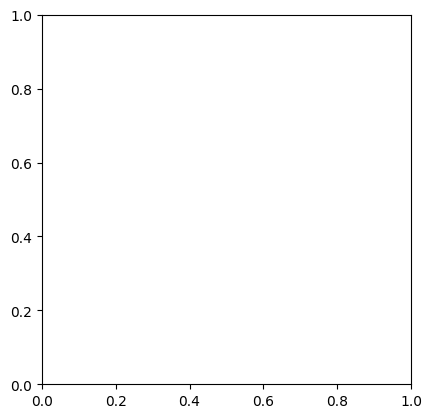
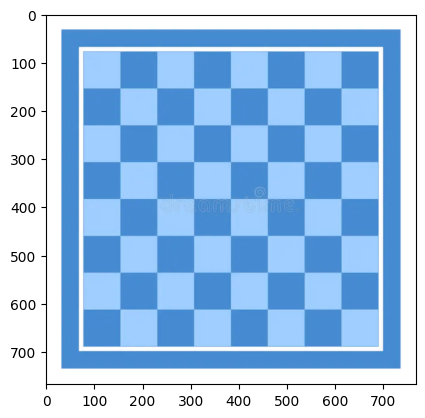
Code edit (unified diff) that turned the first committed figure into the second:
--- before
+++ after
@@ -0,0 +1,2 @@
+flat_chess = cv2.imread('../images/chessBoard.png')
+plt.imshow(flat_chess)

Commit: image displayed